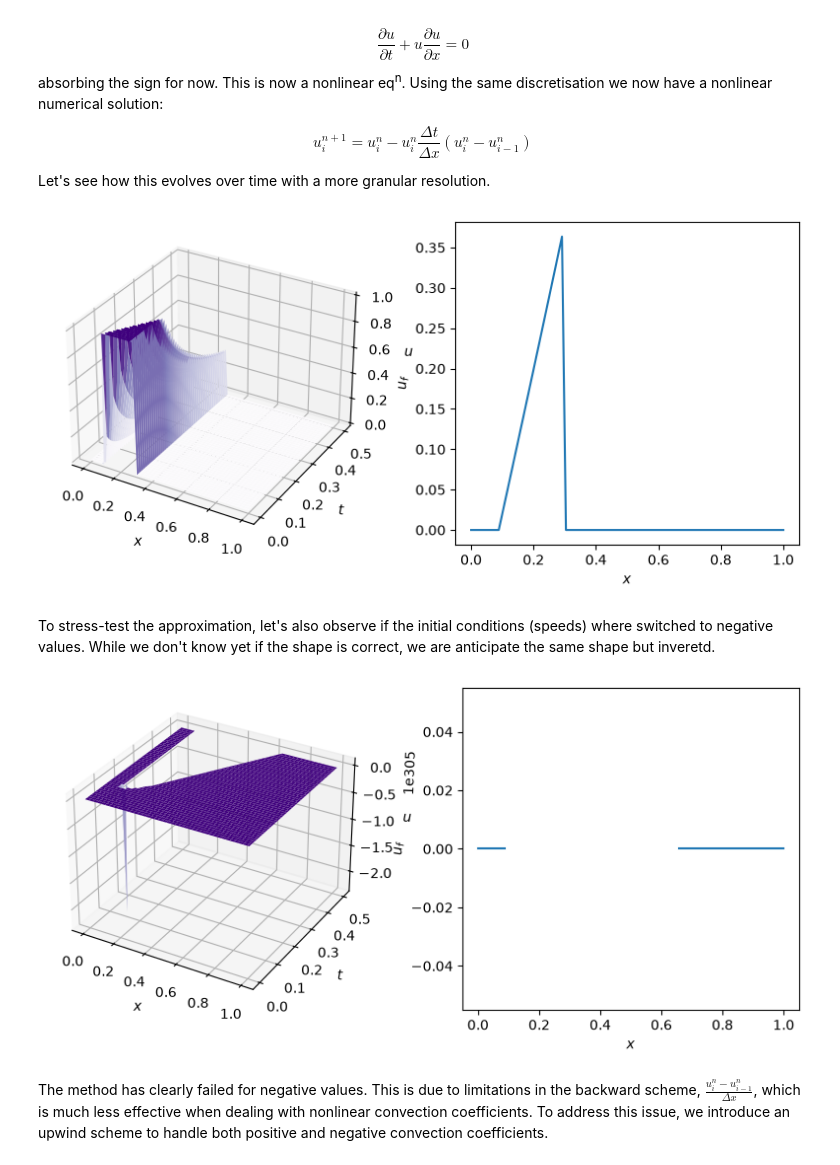
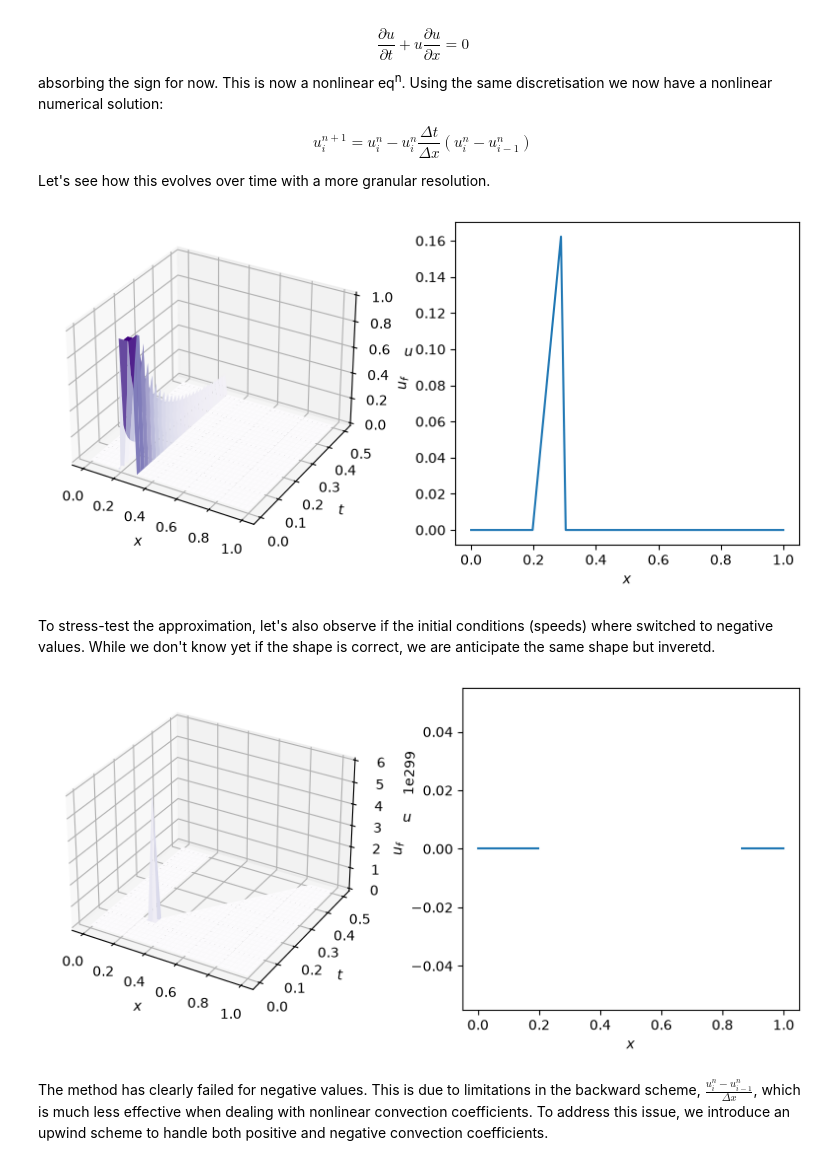
Before and after one commit to SamGr64/CFD-Suite, a Jupyter notebook: CFD.ipynb, the cells around one changed output. Cells and saved outputs as stored; diff of their text form; code cells hidden in the pictures.

```diff
--- a/CFD.ipynb
+++ b/CFD.ipynb
@@ -62,7 +57,7 @@ The initial velocity $u_0$ can be configured in the function below, so long as i
 
 $$ u = \begin{cases} 1 & 0.1 < x < 0.2 \\ 0 & \text{elsewhere} \end{cases}
 # %%
-def top_hat(centre: float = 0.2, width: float = 0.2, max: float = 1.0, min: float = 0.0, domain: list[float] = x_range, n_grid: int = n_grid) -> np.ndarray:
+def top_hat(n_grid: int, domain: list[float] = [0.0, 1.0], centre: float = 0.25, width: float = 0.1, max: float = 1.0, min: float = 0.0) -> np.ndarray:
     x = np.linspace(domain[0], domain[1], n_grid)
     array = np.full(n_grid, min, dtype=float)
     mask = (x >= centre - width / 2) & (x <= centre + width / 2)
@@ -82,13 +79,13 @@ plt.show()
 # %% [markdown]
 Let's explore how this state evolves over time under the discretised convection eq<sup>n</sup>, performing our numeric approximation outlined previously. We first initialise the evolution array (preventing excessive storage allocation) and then populate it with sucessive speed timesteps. For a given $n$ in time, the function numerically finds the next spatial state from the previous one; implemented by nesting the spatial loop in the temporal loop.
 # %%
-def linear_convection(u_0: np.ndarray = u_0, x_range: list[float] = x_range, n_x: int = n_grid, n_t: int = n_timesteps, d_t: float = delta_t, c: float = c) -> np.ndarray:
-    d_x = (x_range[1] - x_range[0]) / (n_x - 1) # Last point must exist at ends of grid so spacing requires 1 less free point.
+def linear_convection(u_0: np.ndarray, domain: list[float], n_x: int, n_t: int, d_t: float, c: float = 1.0) -> np.ndarray:
+    d_x = abs(domain[1] - domain[0]) / (n_x - 1) # Last point must exist at ends of grid so spacing requires 1 less free point.
 
-    u = np.zeros([n_t, n_x])
+    u = np.zeros([n_t+1, n_x]) # add timestep for initial condition
     u[0] = u_0
 
-    for n in range(n_t-1): # ignore last iteration as first call already defined by initial conditions
+    for n in range(n_t):
         for i in range(1, n_x): # start at 1 so that i-1 doesn't produce -1 (use end of array)
             u[n+1, i] = u[n, i] - c * d_t/d_x * (u[n, i] - u[n, i-1])
 
@@ -118,13 +121,20 @@ plt.show()
 # %% [markdown]
 As we can see the hat is successfully progressing over time at a constant speed. The final state on the right has moved, but the hat has smoothed over time. Furthermore, while testing it was reveled that unstable artefacts may appear for runs with reversed speed or lower temporal resolution.
 # %%
-u = linear_convection(c=-1)
+n_grid, x_range = 67, [0.0, 1.0]
+n_timesteps, delta_t = 50, 0.01
+
+u_0 = top_hat(n_grid=n_grid, domain=x_range)
+u = linear_convection(u_0=u_0, domain=x_range, n_x=n_grid, n_t=n_timesteps, d_t=delta_t, c=-1.0)
 x = np.linspace(x_range[0], x_range[1], n_grid)
+
 X, T = np.meshgrid(np.linspace(x_range[0], x_range[1], n_grid), np.linspace(0, n_timesteps*delta_t, n_timesteps))
 
-plt.plot(x, u[-1])
-plt.xlabel(r"$x$")
-plt.ylabel(r"$u_f$")
+fig = plt.figure(figsize=(6, 4))
+ax = fig.add_subplot()
+ax.plot(x, u[-1])
+ax.set_xlabel(r"$x$")
+ax.set_ylabel(r"$u_f$")
 
 plt.tight_layout()
 plt.show()
@@ -145,19 +155,27 @@ $$u_i^{n+1} = u_i^n - u_i^n \frac{\Delta t}{\Delta x}(u_i^{n} - u_{i-1}^n)$$
 
 Let's see how this evolves over time with a more granular resolution.
 # %%
-def nonlinear_convection(u_0: np.ndarray = u_0, n_t: int = n_timesteps, n_x: int = n_grid, d_x: float = delta_x, d_t: float = delta_t, c: float = c) -> np.ndarray:
-    u = np.zeros([n_t, n_x])
+def nonlinear_convection(u_0: np.ndarray, domain: list[float], n_x: int, n_t: int, d_t: float) -> np.ndarray:
+    d_x = abs(domain[1] - domain[0]) / (n_x - 1)
+
+    u = np.zeros([n_t+1, n_x])
     u[0] = u_0
 
-    for n in range(n_t-1):
+    for n in range(n_t):
         for i in range(1, n_x):
             u[n+1, i] = u[n, i] * (1 - d_t/d_x * (u[n, i] - u[n, i-1]))
 
     return u
 # %%
-u = nonlinear_convection()
+n_grid, x_range = 67, [0.0, 1.0]
+n_timesteps, delta_t = 50, 0.01
+
+u_0 = top_hat(n_grid=n_grid, domain=x_range)
+u = nonlinear_convection(u_0=u_0, domain=x_range, n_x=n_grid, n_t=n_timesteps, d_t=delta_t)
 x = np.linspace(x_range[0], x_range[1], n_grid)
-X, T = np.meshgrid(np.linspace(x_range[0], x_range[1], n_grid), np.linspace(0, n_timesteps*delta_t, n_timesteps))
+t = np.linspace(0, n_timesteps * delta_t, u.shape[0])
+
+X, T = np.meshgrid(x, t)
 
 fig = plt.figure(figsize=(8, 4))
 
@@ -175,31 +193,36 @@ ax2.set_ylabel(r"$u_f$")
 plt.tight_layout()
 plt.show()
 # %% [output]
-[figure, old version]
+[figure, new version]
 # %% [markdown]
 To stress-test the approximation, let's also observe if the initial conditions (speeds) where switched to negative values. While we don't know yet if the shape is correct, we are anticipate the same shape but inveretd.
 # %%
-u = nonlinear_convection(-u_0)
+n_grid, x_range = 67, [0.0, 1.0]
+n_timesteps, delta_t = 50, 0.01
+
+u_0 = top_hat(n_grid=n_grid, domain=x_range)
+u = nonlinear_convection(u_0=-u_0, domain=x_range, n_x=n_grid, n_t=n_timesteps, d_t=delta_t)
 x = np.linspace(x_range[0], x_range[1], n_grid)
-X, T = np.meshgrid(np.linspace(x_range[0], x_range[1], n_grid), np.linspace(0, n_timesteps*delta_t, n_timesteps))
+t = np.linspace(0, n_timesteps * delta_t, u.shape[0])
+X, T = np.meshgrid(x, t)
 
 fig = plt.figure(figsize=(8, 4))
 
 ax1 = fig.add_subplot(1, 2, 1, projection="3d")
 ax1.plot_surface(X, T, u, cmap="Purples")
 ax1.set_xlabel(r"$x$")
 ax1.set_ylabel(r"$t$")
 ax1.set_zlabel(r"$u$")
 
 ax2 = fig.add_subplot(1, 2, 2)
 ax2.plot(x, u[-1])
 ax2.set_xlabel(r"$x$")
 ax2.set_ylabel(r"$u_f$")
 
 plt.tight_layout()
 plt.show()
 # %% [output]
-[figure, old version]
+[figure, new version]
 # %% [markdown]
 The method has clearly failed for negative values. This is due to limitations in the backward scheme, $\frac{u_i^n - u_{i-1}^n}{\Delta x}$, which is much less effective when dealing with nonlinear convection coefficients. To address this issue, we introduce an upwind scheme to handle both positive and negative convection coefficients.
 # %%
```
Also changed, not shown: parts of 21 cells of this notebook.
